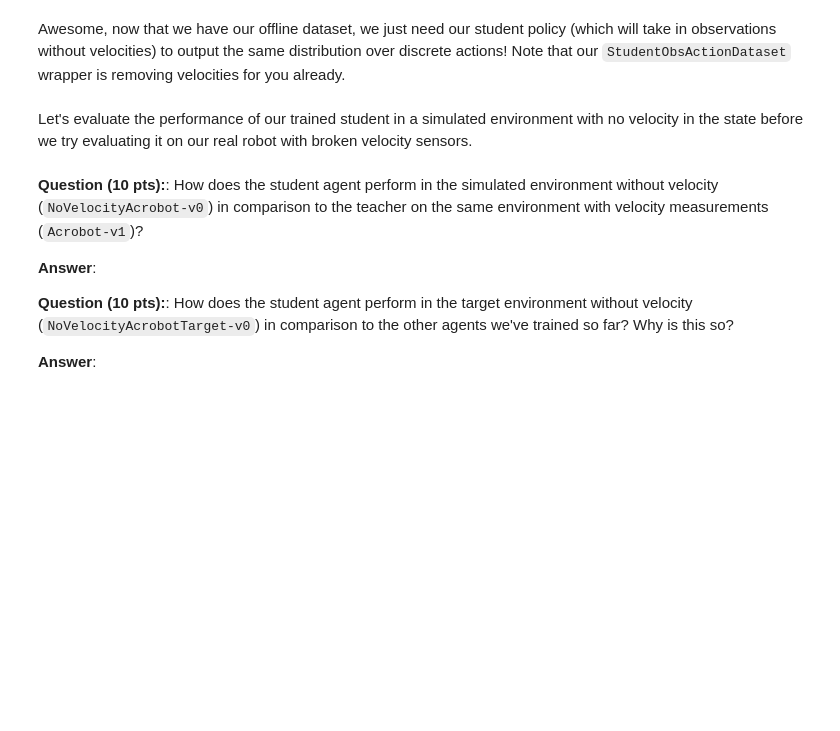
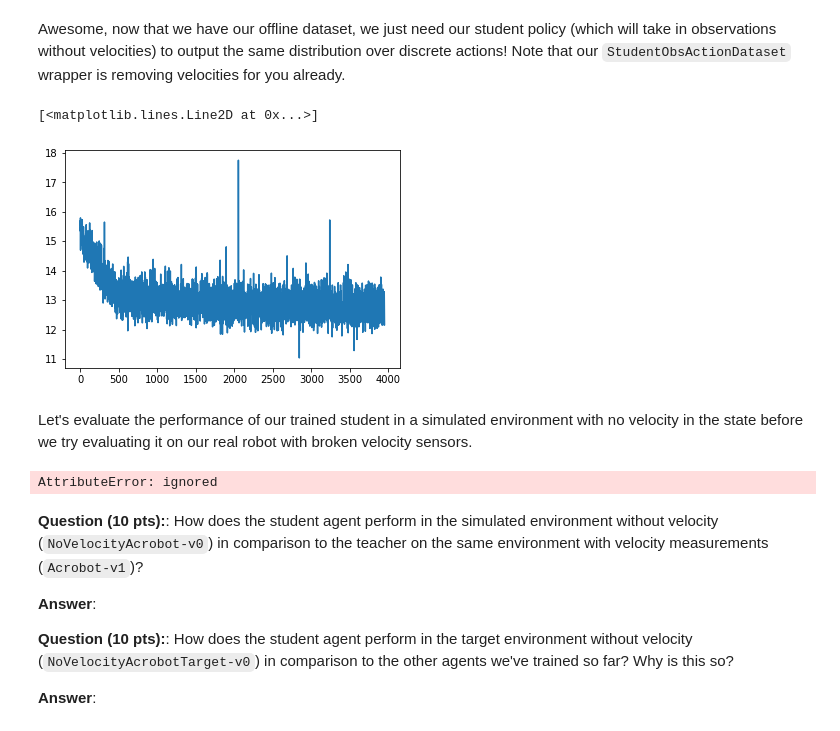
Before and after one commit to LuisCGit/6.484-reinforcement-learning, a Jupyter notebook: sim2real.ipynb, the cells around one changed output. Cells and saved outputs as stored; diff of their text form; code cells hidden in the pictures; blank space fills up the shorter version.

```diff
--- a/sim2real.ipynb
+++ b/sim2real.ipynb
@@ -700,6 +767,25 @@ class StudentObsActionDataset(torch.utils.data.Dataset):
 note: to get an action out of our `PPOAgent` object, you can pass an observation as a
 tensor to the teacher_agent's actor to get a `Categorical` distribution
 '''
+env = wrap_env(gym.make('Acrobot-v1'))
+
+step = 0
+while step < num_transitions:
+    observation = env.reset()
+    for i in range(1024):
+        stud_dataset['obs'][step,:] = observation
+        observation = torch.tensor(observation).float().cuda()
+        dist, _ = teacher_agent.actor.forward(observation)
+        stud_dataset['dist_params'][step,:] = np.array(dist.logits.cpu().detach())
+        action = teacher_agent.get_action(observation)[0].tolist()
+        observation, reward, done, info = env.step(action)
+        step += 1
+        if done or step == num_transitions:
+            break
+    env.close()
+#####################################
+
+dset = StudentObsActionDataset(stud_dataset)
 # %% [markdown]
 Awesome, now that we have our offline dataset, we just need our student policy (which will take in observations without velocities) to output the same distribution over discrete actions! Note that our `StudentObsActionDataset` wrapper is removing velocities for you already.
 # %%
@@ -713,34 +799,42 @@ student_body = MLP(
 )
 act_size = env.action_space.n
 student = CategoricalPolicy(
     student_body,
     in_features=64,
     action_dim=act_size
 ).to(cfg.alg.device)
 
 # setup
 optimizer = torch.optim.Adam(student.parameters(), lr=0.0005)
 max_epochs = 50
 dataloader = torch.utils.data.DataLoader(dset, batch_size=256, shuffle=True)
 criterion = torch.nn.MSELoss()
 
 # train loop
 pbar = tqdm(range(max_epochs), desc='Epoch')
 losses = []
 for iter in pbar:
     avg_loss = []
     for batch_idx, sample in enumerate(dataloader):
         states = sample['state'].float().to(cfg.alg.device)
         expert_logits = sample['dist_params'].float().to(cfg.alg.device)
 
         ### TODO: optimize the student outputs with respect to the data (10 pts)
-
+        student_dist, _ = student(states)
+        studnet_logits = student_dist.logits
+        loss = F.cross_entropy(studnet_logits, expert_logits)*-1
+        optimizer.zero_grad()
+        loss.backward()
+        optimizer.step()
         ####
 
         pbar.set_postfix({'loss': loss.item()})
         losses.append(loss.item())
 
 plt.plot(losses)
+# %% [output]
+[<matplotlib.lines.Line2D at 0x...>]
+[figure, added]
 # %% [markdown]
 Let's evaluate the performance of our trained student in a simulated environment with no velocity in the state before we try evaluating it on our real robot with broken velocity sensors.
 # %%
@@ -748,6 +842,11 @@ student.eval()
 
 ### TODO: Evaluate the student on `NoVelocityAcrobot-v0`. Be sure to run at least 10 trials
 ### Report mean and standard deviation. (10 pts)
+target_env = wrap_env(gym.make('NoVelocityAcrobot-v0'))
+# student_agent = PPOAgent(actor=student, env=target_env)
+eval_agent(student.eval(),target_env)
+# %% [output]
+AttributeError: ignored
 # %%
 student.eval()
 
```
Also changed, not shown: parts of 19 cells of this notebook.
